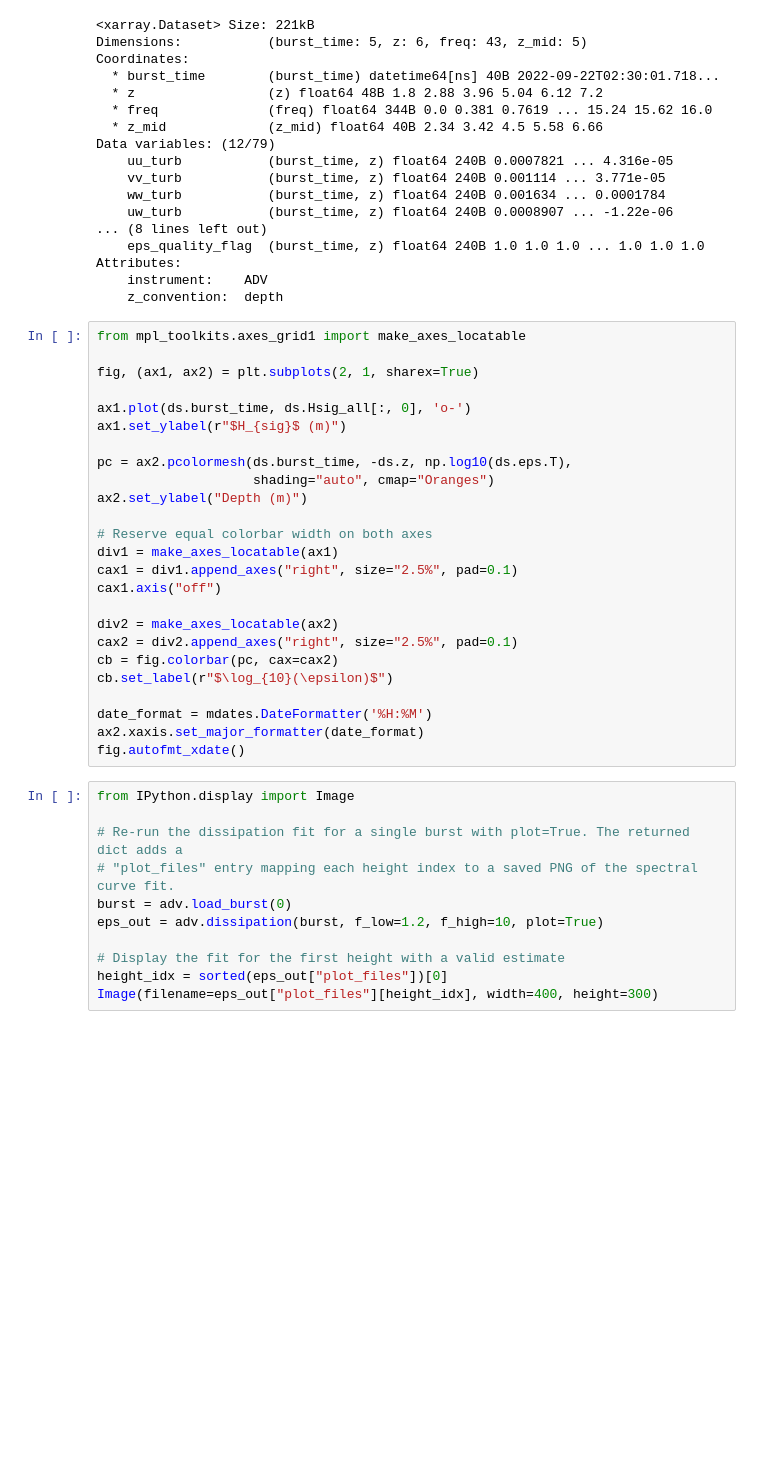
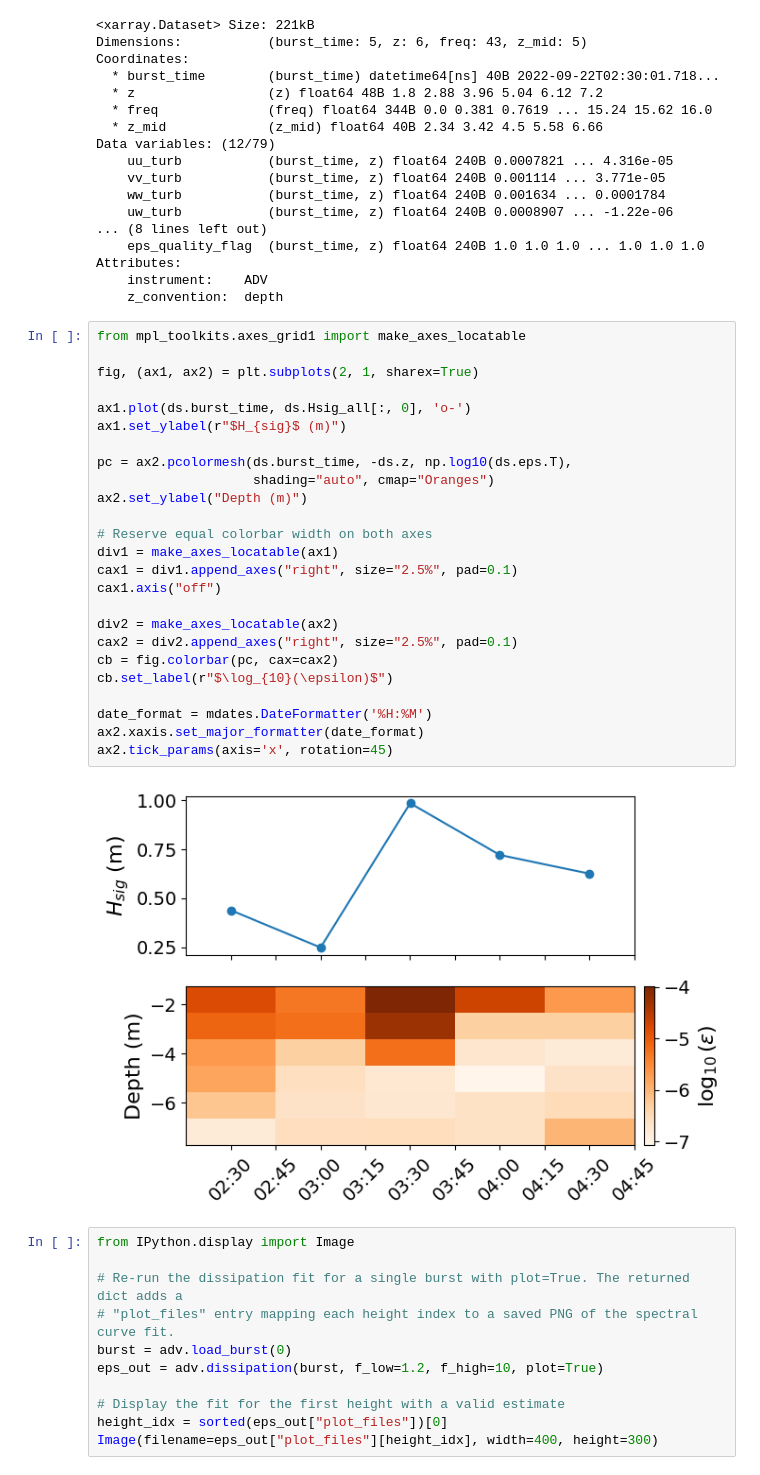
Before and after one commit to galenegan/pytoast, a Jupyter notebook: notebooks/adv.ipynb, the cells around one changed output. Drawn from its saved outputs; the diff is of its cells as text; blank space fills up the shorter version.

```diff
--- a/notebooks/adv.ipynb
+++ b/notebooks/adv.ipynb
@@ -82,28 +82,30 @@ Attributes:
 # %%
 from mpl_toolkits.axes_grid1 import make_axes_locatable
 
 fig, (ax1, ax2) = plt.subplots(2, 1, sharex=True)
 
 ax1.plot(ds.burst_time, ds.Hsig_all[:, 0], 'o-')
 ax1.set_ylabel(r"$H_{sig}$ (m)")
 
 pc = ax2.pcolormesh(ds.burst_time, -ds.z, np.log10(ds.eps.T),
                     shading="auto", cmap="Oranges")
 ax2.set_ylabel("Depth (m)")
 
 # Reserve equal colorbar width on both axes
 div1 = make_axes_locatable(ax1)
 cax1 = div1.append_axes("right", size="2.5%", pad=0.1)
 cax1.axis("off")
 
 div2 = make_axes_locatable(ax2)
 cax2 = div2.append_axes("right", size="2.5%", pad=0.1)
 cb = fig.colorbar(pc, cax=cax2)
 cb.set_label(r"$\log_{10}(\epsilon)$")
 
 date_format = mdates.DateFormatter('%H:%M')
 ax2.xaxis.set_major_formatter(date_format)
-fig.autofmt_xdate()
+ax2.tick_params(axis='x', rotation=45)
+# %% [output]
+[figure, added]
 # %%
 from IPython.display import Image
 
```
Also changed, not shown: 3 other files.
